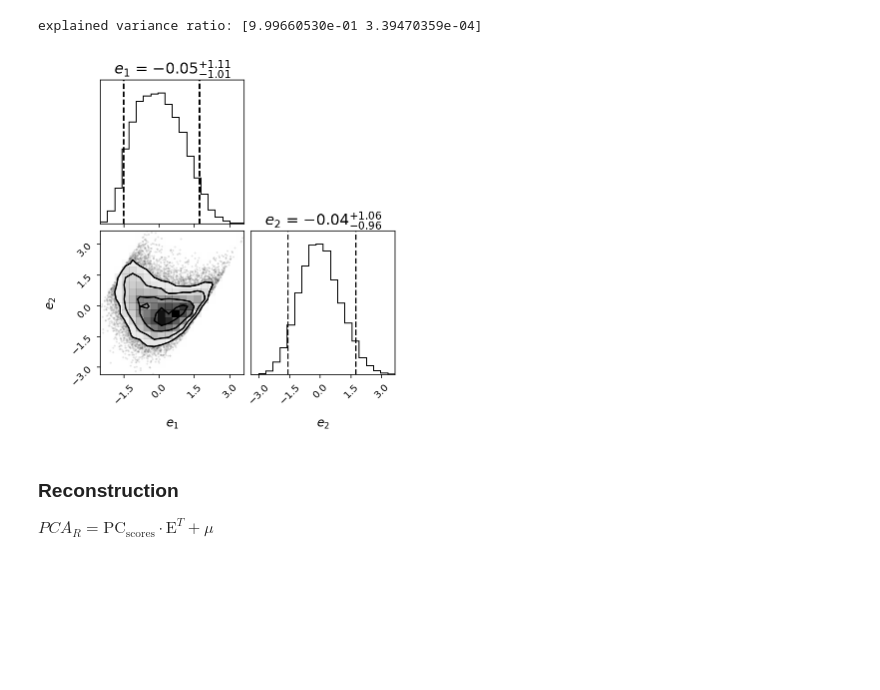
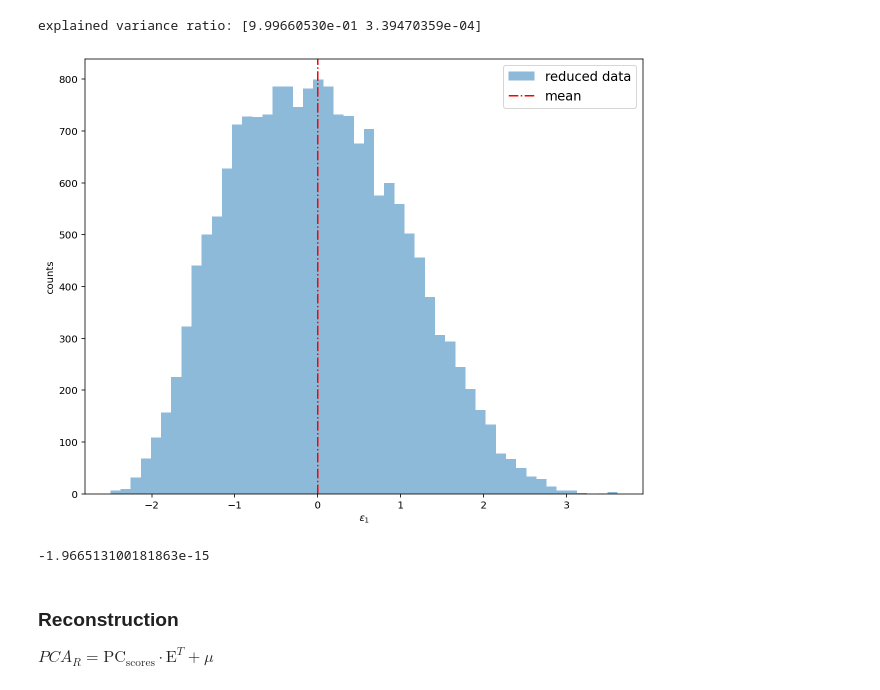
Before and after one commit to nicolegrillo/astrostatistics_bicocca_2023, a Jupyter notebook: working/E14_supernovae_1a_pt2.ipynb, the cells around one changed output. Cells and saved outputs as stored; diff of their text form; code cells hidden in the pictures; blank space fills up the shorter version.

```diff
--- a/working/E14_supernovae_1a_pt2.ipynb
+++ b/working/E14_supernovae_1a_pt2.ipynb
@@ -297,11 +297,18 @@ X_reduced = pca.fit_transform(flat_samples)
 # %% [output]
 explained variance ratio: [9.99660530e-01 3.39470359e-04]
 # %%
-fig = corner.corner(
-    X_reduced, labels=[r"$e_1$", r"$e_2$"], quantiles=[0.05, 0.95], show_titles=True, title_kwargs={"fontsize": 15}, label_kwargs=dict(fontsize=12)
-);
+plt.figure(figsize=(10, 8))
+plt.hist(X_reduced[:, 0], bins=50, alpha=0.5, label='reduced data')
+plt.xlabel(r"$\epsilon_{1}$")
+plt.ylabel(r"counts")
+plt.axvline(x=np.mean(X_reduced[:, 0]), c='r', linestyle='-.', label='mean')
+plt.legend(fontsize=13, loc='upper right');
 # %% [output]
-[figure, old version]
+[figure, new version]
+# %%
+print(np.mean(X_reduced[:, 0]))
+# %% [output]
+-1.966513100181863e-15
 # %% [markdown]
 ### Reconstruction
 $PCA_{R} = \mathrm{PC_{scores}} \cdot \mathrm{E}^{T} + \mu$
```
Also changed, not shown: parts of 20 cells of this notebook.
